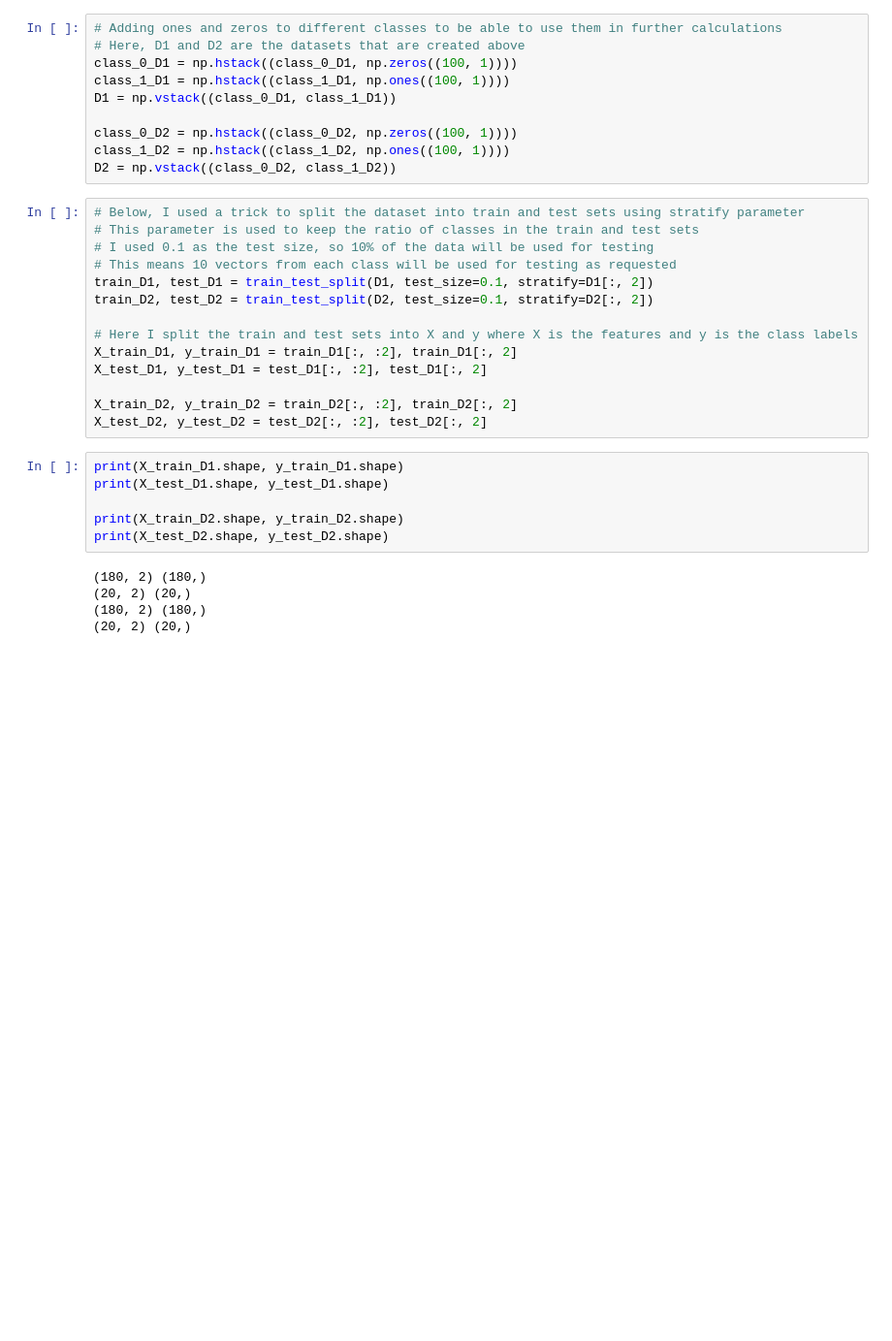
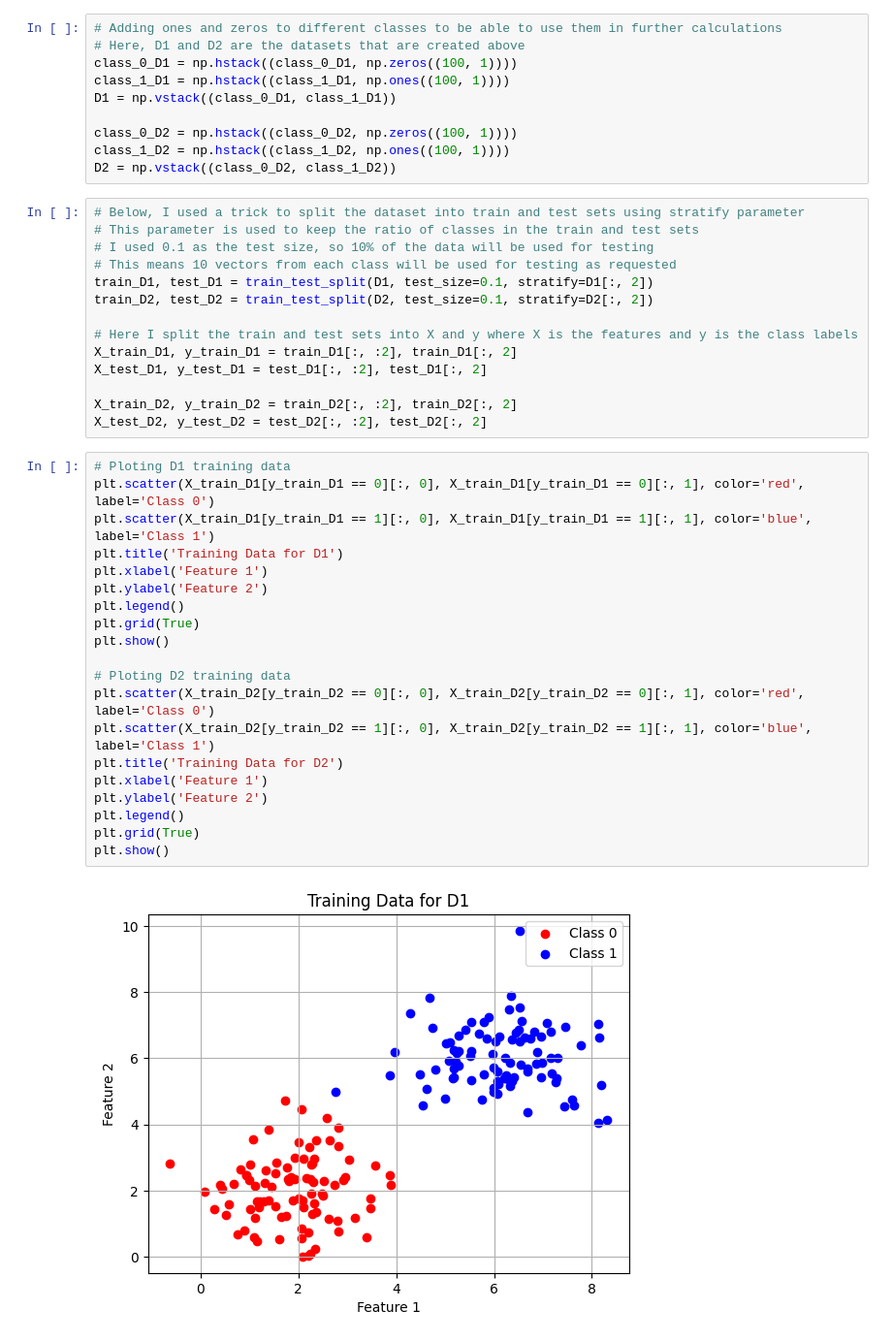
Before and after one commit to anildervis/BLG454---Final-Exam-Computer-Assignment, a Jupyter notebook: Computer_Assignment.ipynb, the cells around one changed output. Shown: that part at 97% size. Drawn from its saved outputs; the diff is of its cells as text; blank space fills up the shorter version.

Commit message:
plotting the data

```diff
--- a/Computer_Assignment.ipynb
+++ b/Computer_Assignment.ipynb
@@ -49,14 +49,25 @@ X_test_D1, y_test_D1 = test_D1[:, :2], test_D1[:, 2]
 
 X_train_D2, y_train_D2 = train_D2[:, :2], train_D2[:, 2]
 X_test_D2, y_test_D2 = test_D2[:, :2], test_D2[:, 2]
-# %%
-print(X_train_D1.shape, y_train_D1.shape)
-print(X_test_D1.shape, y_test_D1.shape)
-
-print(X_train_D2.shape, y_train_D2.shape)
-print(X_test_D2.shape, y_test_D2.shape)
-# %% [output]
-(180, 2) (180,)
-(20, 2) (20,)
-(180, 2) (180,)
-(20, 2) (20,)
+# %%
+# Ploting D1 training data
+plt.scatter(X_train_D1[y_train_D1 == 0][:, 0], X_train_D1[y_train_D1 == 0][:, 1], color='red', label='Class 0')
+plt.scatter(X_train_D1[y_train_D1 == 1][:, 0], X_train_D1[y_train_D1 == 1][:, 1], color='blue', label='Class 1')
+plt.title('Training Data for D1')
+plt.xlabel('Feature 1')
+plt.ylabel('Feature 2')
+plt.legend()
+plt.grid(True)
+plt.show()
+
+# Ploting D2 training data
+plt.scatter(X_train_D2[y_train_D2 == 0][:, 0], X_train_D2[y_train_D2 == 0][:, 1], color='red', label='Class 0')
+plt.scatter(X_train_D2[y_train_D2 == 1][:, 0], X_train_D2[y_train_D2 == 1][:, 1], color='blue', label='Class 1')
+plt.title('Training Data for D2')
+plt.xlabel('Feature 1')
+plt.ylabel('Feature 2')
+plt.legend()
+plt.grid(True)
+plt.show()
+# %% [output]
+[figure, added]
```
Also changed, not shown: parts of 3 cells of this notebook.
